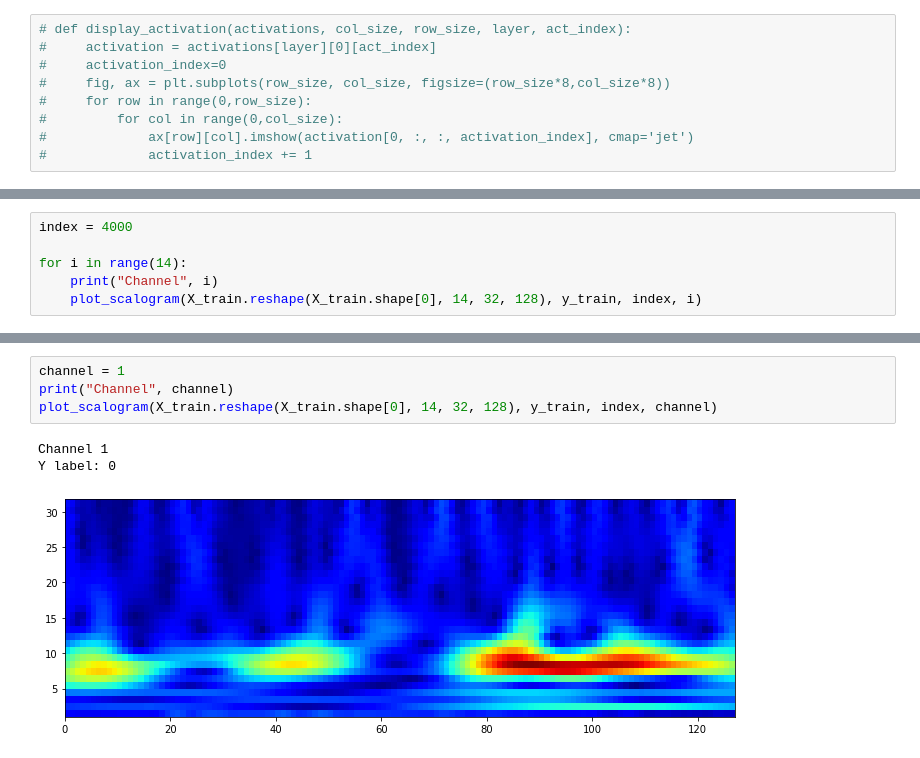
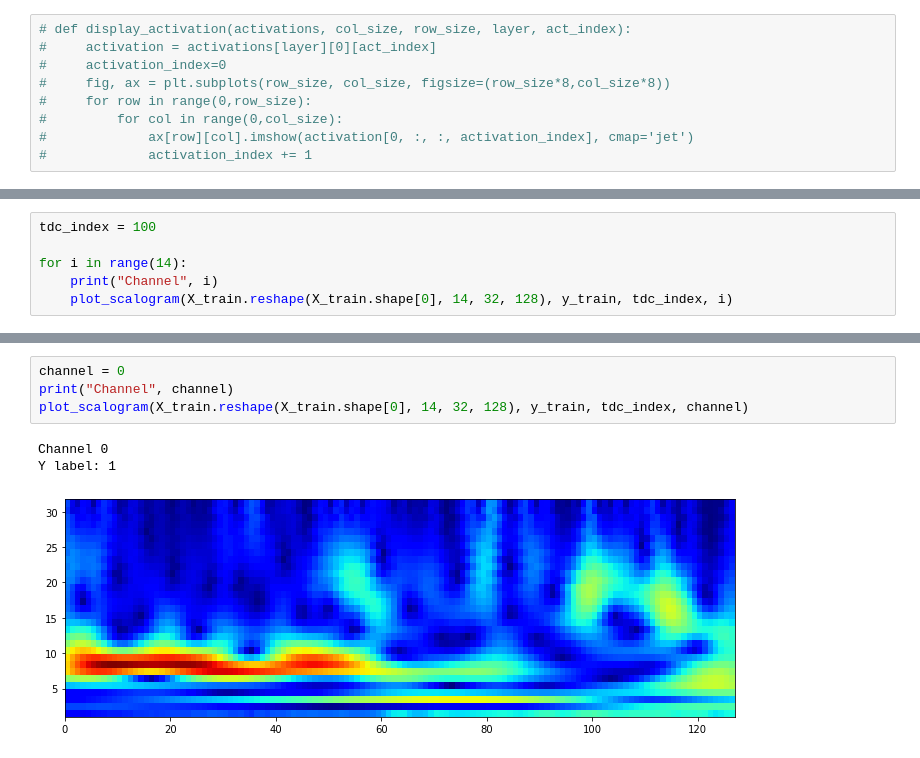
Before and after one commit to Koda98/CSE247-project, a Jupyter notebook: CNN_3D.ipynb, the cells around one changed output, grey strips where cells are left out. Cells and saved outputs as stored; diff of their text form.

```diff
--- a/CNN_3D.ipynb
+++ b/CNN_3D.ipynb
@@ -359,8 +368,8 @@ def display_activation(activations, col_size, row_size, layer, channel):
 # %%
-index = 4000
+tdc_index = 100
 
 for i in range(14):
     print("Channel", i)
-    plot_scalogram(X_train.reshape(X_train.shape[0], 14, 32, 128), y_train, index, i)
+    plot_scalogram(X_train.reshape(X_train.shape[0], 14, 32, 128), y_train, tdc_index, i)
 # %% [output]
 Channel 0
@@ -384,10 +393,10 @@ Y label: 0
 ... (16 outputs left out)
 # %%
-channel = 1
+channel = 0
 print("Channel", channel)
-plot_scalogram(X_train.reshape(X_train.shape[0], 14, 32, 128), y_train, index, channel)
+plot_scalogram(X_train.reshape(X_train.shape[0], 14, 32, 128), y_train, tdc_index, channel)
 # %% [output]
-Channel 1
-Y label: 0
+Channel 0
+Y label: 1
-[figure, old version]
+[figure, new version]
 # %%
```
Also changed, not shown: parts of 11 cells of this notebook, 1 other file.
